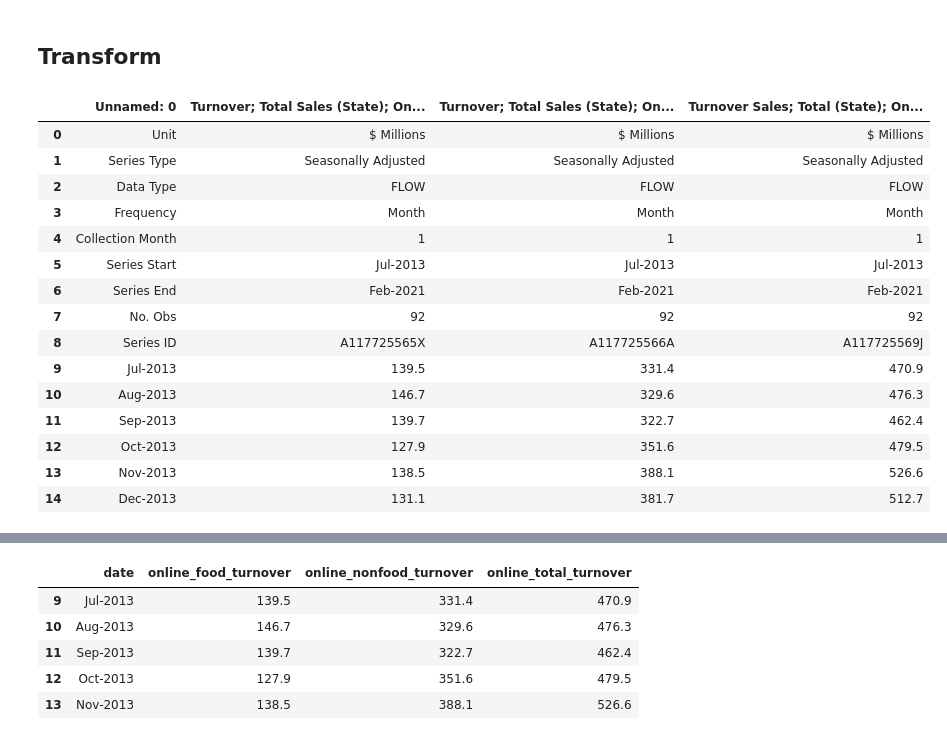
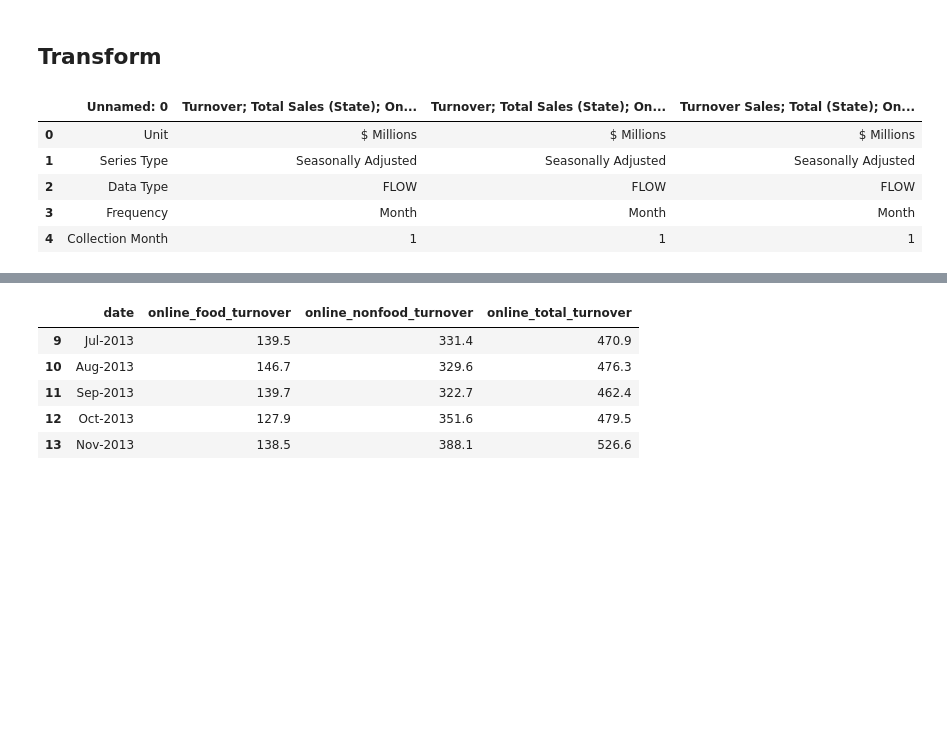
Before and after one commit to Damini-Patel/ecommerce-growth-projection-australia, a Jupyter notebook: ETL/ExtractTransform.ipynb, the cells around one changed output, grey strips where cells are left out. Cells and saved outputs as stored; diff of their text form; code cells hidden in the pictures; blank space fills up the shorter version.

```diff
--- a/ETL/ExtractTransform.ipynb
+++ b/ETL/ExtractTransform.ipynb
@@ -57,25 +37,15 @@ retail_raw.head(15)
 # %%
 # Create a filtered online dataframe from specific columns
 online_columns = ["Unnamed: 0", "Turnover; Total Sales (State); Online Food Retailing ;.1", "Turnover; Total Sales (State); Online Non-Food Retailing ;.1", "Turnover Sales; Total (State); Online Total (Industry) ;.1"]
 online_df = online_raw[online_columns].copy()
-online_df.head(15)
+online_df.head()
 # %% [output]
 |  | Unnamed: 0 | Turnover; Total Sales (State); On... | Turnover; Total Sales (State); On... | Turnover Sales; Total (State); On... |
 | 0 | Unit | $ Millions | $ Millions | $ Millions |
 | 1 | Series Type | Seasonally Adjusted | Seasonally Adjusted | Seasonally Adjusted |
 | 2 | Data Type | FLOW | FLOW | FLOW |
 | 3 | Frequency | Month | Month | Month |
 | 4 | Collection Month | 1 | 1 | 1 |
-| 5 | Series Start | Jul-2013 | Jul-2013 | Jul-2013 |
-| 6 | Series End | Feb-2021 | Feb-2021 | Feb-2021 |
-| 7 | No. Obs | 92 | 92 | 92 |
-| 8 | Series ID | A117725565X | A117725566A | A117725569J |
-| 9 | Jul-2013 | 139.5 | 331.4 | 470.9 |
-| 10 | Aug-2013 | 146.7 | 329.6 | 476.3 |
-| 11 | Sep-2013 | 139.7 | 322.7 | 462.4 |
-| 12 | Oct-2013 | 127.9 | 351.6 | 479.5 |
-| 13 | Nov-2013 | 138.5 | 388.1 | 526.6 |
-| 14 | Dec-2013 | 131.1 | 381.7 | 512.7 |
 # %%
 # Create a filtered retail dataframe from specific columns
 retail_columns = ["Unnamed: 0", "Turnover ;  Total (State) ;  Total (Industry) ;.1"]
```
Also changed, not shown: parts of 11 cells of this notebook, 4 other files.
